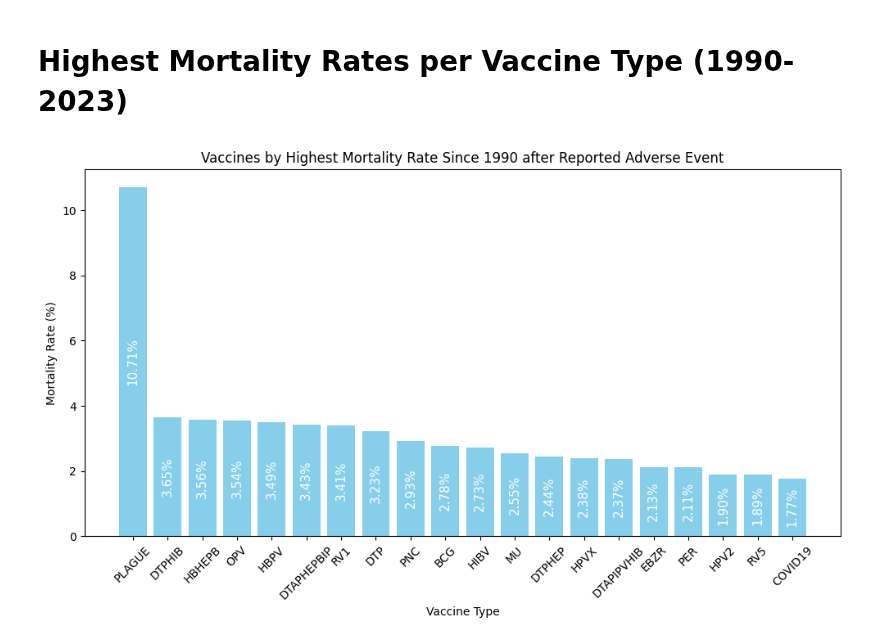
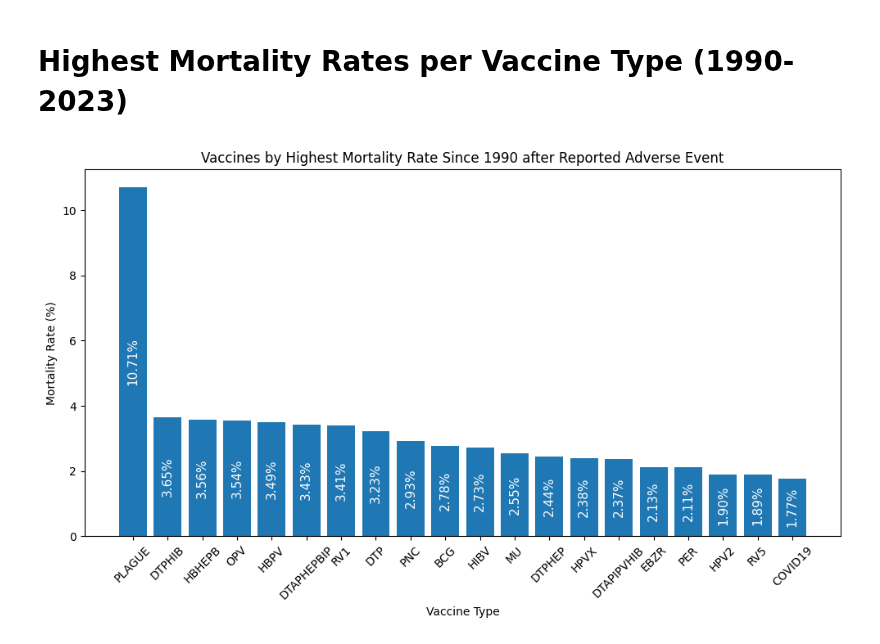
Before and after one commit to ZaNioxX/Masterarbeit, a Jupyter notebook: Data_Exploration/mortality_rate.ipynb, the cells around one changed output. Saved outputs shown, nothing was run; the diff lists cells and outputs as text; code cells hidden in the pictures.

```diff
--- a/Data_Exploration/mortality_rate.ipynb
+++ b/Data_Exploration/mortality_rate.ipynb
@@ -99,7 +180,7 @@ plt.show()
 # %% [markdown]
 # Highest Mortality Rates per Vaccine Type (1990-2023)
 # %%
-E import pandas as pd
+import pandas as pd
 
 vaccine_counts = {}
 death_ids = {}
@@ -131,35 +212,35 @@ for year in range(1990, 2024):
                     death_ids[vax_type] = {vaers_id}
     except Exception as e:
         print(f"An error occurred for year {year}: {e}")
 
 # Calculate mortality rates
 mortality_rates = {}
 for vax_type in vaccine_counts:
     deaths = len(death_ids.get(vax_type, []))
     mortality_rate = (deaths / vaccine_counts[vax_type]) * 100 if vaccine_counts[vax_type] > 0 else 0
     mortality_rates[vax_type] = mortality_rate
 
 # Sort and select top 20 vaccines
 top_20_vaccines = sorted(mortality_rates.items(), key=lambda item: item[1], reverse=True)[:20]
 
 # Plotting
 import matplotlib.pyplot as plt
 plt.figure(figsize=(10, 6))
-bars = plt.bar([item[0] for item in top_20_vaccines], [item[1] for item in top_20_vaccines], color='skyblue')
+bars = plt.bar([item[0] for item in top_20_vaccines], [item[1] for item in top_20_vaccines])
 plt.xlabel('Vaccine Type')
 plt.ylabel('Mortality Rate (%)')
 plt.title('Vaccines by Highest Mortality Rate Since 1990 after Reported Adverse Event')
 
 # Annotate each bar with its value
 for bar in bars:
     yval = bar.get_height()
     plt.text(bar.get_x() + bar.get_width()/2, yval/2, f'{yval:.2f}%', ha='center', va='center', fontsize=11, color='white', rotation=90)
 
 plt.xticks(rotation=45)
 plt.tight_layout()
 plt.show()
 # %% [output]
-[figure, old version]
+[figure, new version]
 # %%
 top_20_vaccines
 # %% [output]
```
Also changed, not shown: parts of 4 cells of this notebook, 6 other files.
